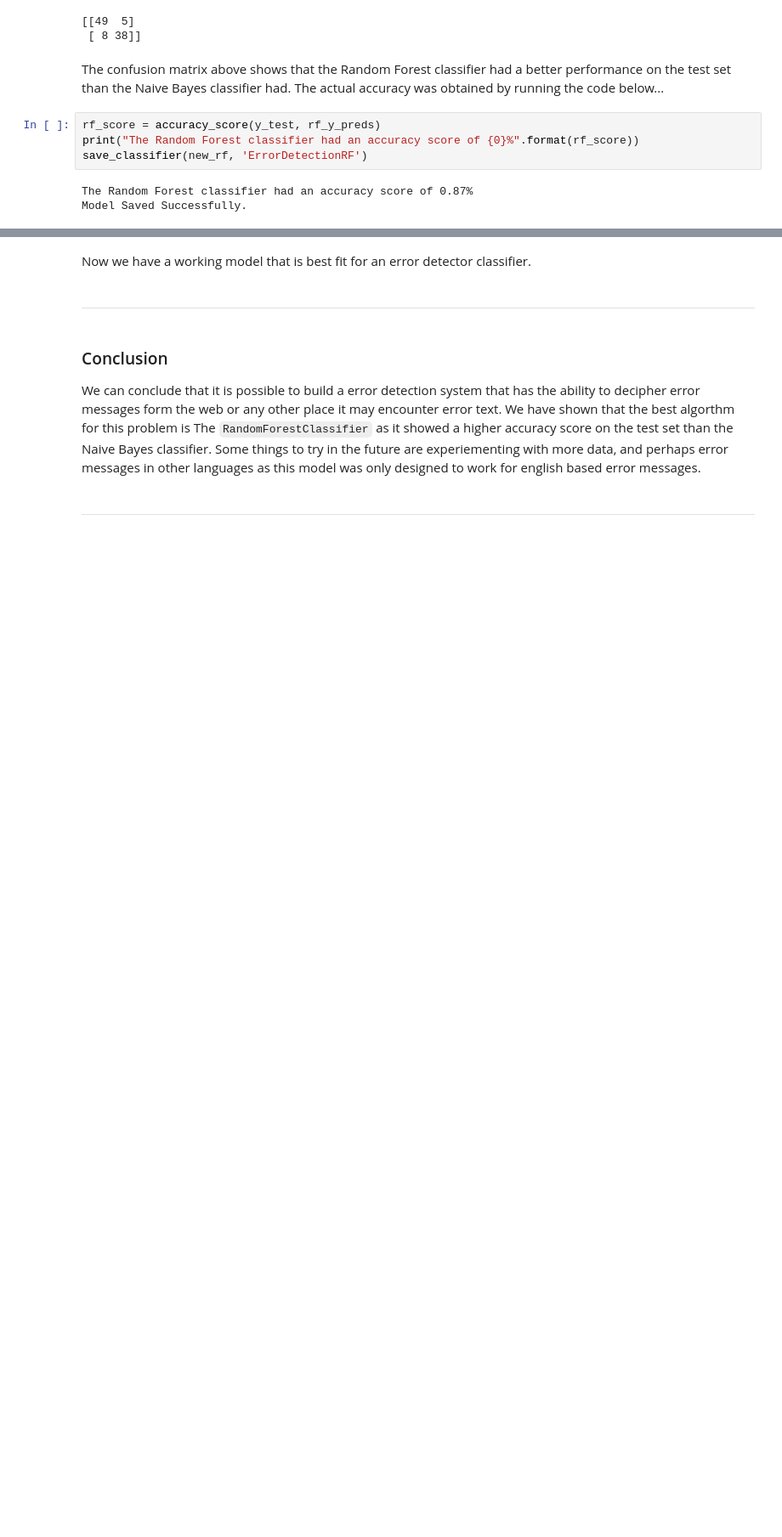
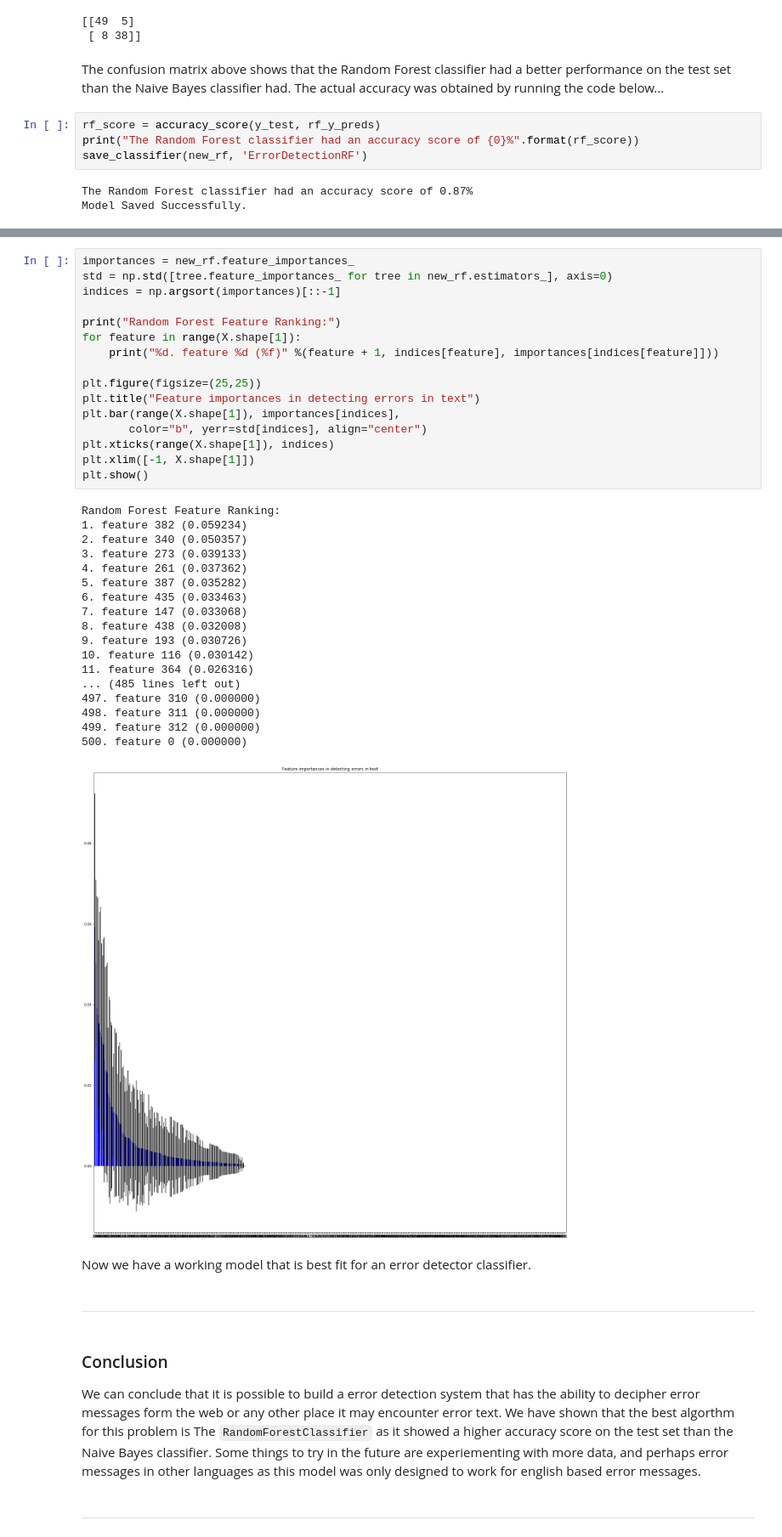
Before and after one commit to TheQuengineer/ml_ndcapstone, a Jupyter notebook: ErrorDetection.ipynb, the cells around one changed output, grey strips where cells are left out. Shown: that part at 85% size. Saved outputs shown, nothing was run; the diff lists cells and outputs as text; blank space fills up the shorter version.

```diff
--- a/ErrorDetection.ipynb
+++ b/ErrorDetection.ipynb
@@ -253,3 +255,38 @@ Model Saved Successfully.
+# %%
+importances = new_rf.feature_importances_
+std = np.std([tree.feature_importances_ for tree in new_rf.estimators_], axis=0)
+indices = np.argsort(importances)[::-1]
+
+print("Random Forest Feature Ranking:")
+for feature in range(X.shape[1]):
+    print("%d. feature %d (%f)" %(feature + 1, indices[feature], importances[indices[feature]]))
+
+plt.figure(figsize=(25,25))
+plt.title("Feature importances in detecting errors in text")
+plt.bar(range(X.shape[1]), importances[indices],
+       color="b", yerr=std[indices], align="center")
+plt.xticks(range(X.shape[1]), indices)
+plt.xlim([-1, X.shape[1]])
+plt.show()
+# %% [output]
+Random Forest Feature Ranking:
+1. feature 382 (0.059234)
+2. feature 340 (0.050357)
+3. feature 273 (0.039133)
+4. feature 261 (0.037362)
+5. feature 387 (0.035282)
+6. feature 435 (0.033463)
+7. feature 147 (0.033068)
+8. feature 438 (0.032008)
+9. feature 193 (0.030726)
+10. feature 116 (0.030142)
+11. feature 364 (0.026316)
+... (485 lines left out)
+497. feature 310 (0.000000)
+498. feature 311 (0.000000)
+499. feature 312 (0.000000)
+500. feature 0 (0.000000)
+[figure, added]
 # %% [markdown]
 Now we have a working model that is best fit for an error detector classifier.
 # %% [markdown]
```
Also changed, not shown: parts of 2 cells of this notebook, 4 other files.
